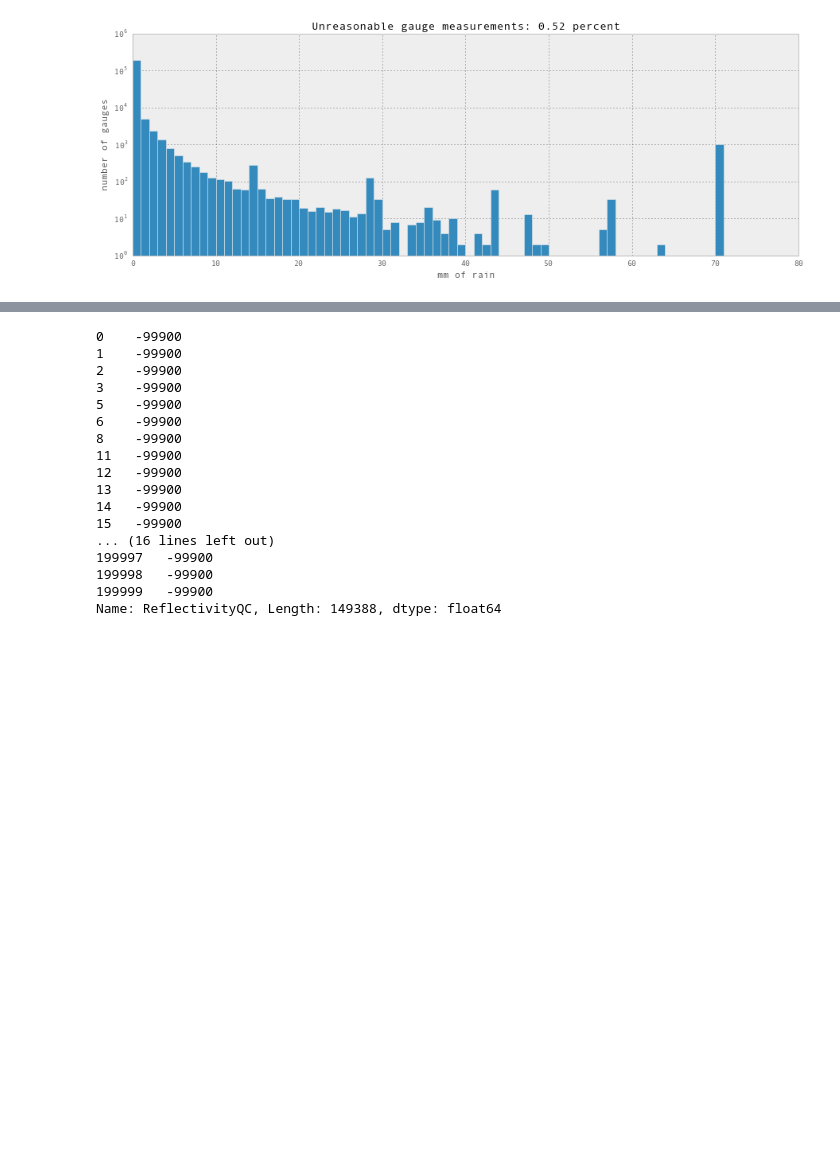
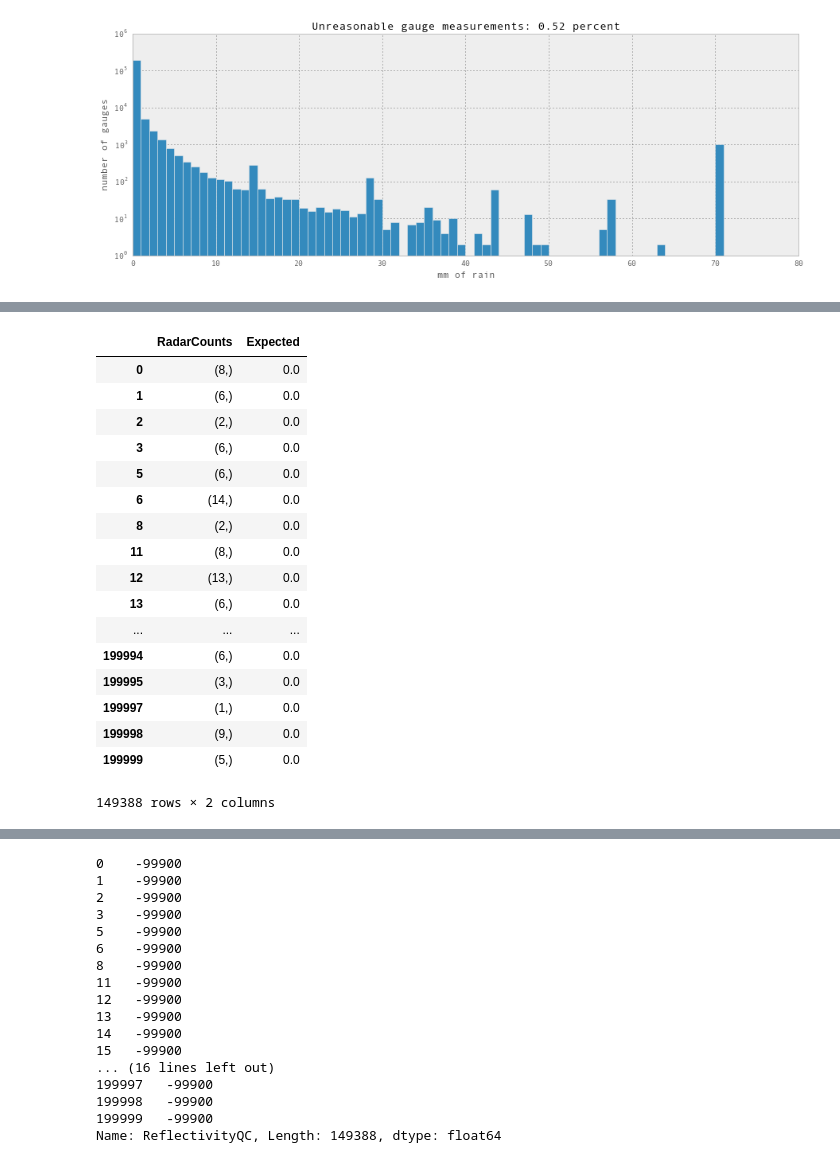
Before and after one commit to jfraj/krad, a Jupyter notebook: notebook/Make It Rain.ipynb, the cells around one changed output, grey strips where cells are left out. Saved outputs shown, nothing was run; the diff lists cells and outputs as text; code cells hidden in the pictures; blank space fills up the shorter version.

```diff
--- a/notebook/Make It Rain.ipynb
+++ b/notebook/Make It Rain.ipynb
@@ -60,8 +60,8 @@ pd.set_option('display.max_columns', 60)
 
 plt.rcParams['figure.figsize'] = (15, 5)
 # %%
-#filename = '../../../Data/train_2013.csv'
-filename = "/Users/francoiseprovencher/data/kaggle/rain/train_2013.csv"
+filename = '../../Data/train_2013.csv'
+#filename = "/Users/francoiseprovencher/data/kaggle/rain/train_2013.csv"
 # visualize the data, for a first taste of what's in there
 data = pd.read_csv(filename, nrows=10)
 data
@@ -125,7 +143,7 @@ df['RadarCounts'] = df['TimeToEnd'].apply(clean.getRadarLength)
 
 # Get the single radar data
 def identify_single_radar(radar_tuple):
-    if radar_tuple[1] == 0:
+    if len(radar_tuple) == 1:
         return True
     else:
         return False
@@ -140,7 +158,9 @@ df_single_radar = df.loc[single_radar]
 rain    = df_single_radar['Expected'].apply(lambda n: n > 0 )
 no_rain = df_single_radar['Expected'].apply(lambda n: n == 0 )
 
-df_single_radar['Avg_Reflectivity'] = df_single_radar[['RadarCounts','Reflectivity']].apply(clean.separate_listInColumn,axis=1).apply(lambda tup: N.average(tup[0]))
+df_single_radar['Avg_Reflectivity'] = df_single_radar[['RadarCounts','Reflectivity']].apply(clean.separate_listInColumn,axis=1)
+                                                                        #.apply(lambda tup: N.average(tup[0]))
+"""
 rain_avg_reflectivity = df_single_radar[rain]['Avg_Reflectivity'].get_values()
 no_rain_avg_reflectivity = df_single_radar[no_rain]['Avg_Reflectivity'].get_values()
 
@@ -150,4 +170,5 @@ plt.xlabel('Average Reflectivity')
 plt.ylabel('Probability density')
 plt.title('Distribution of average reflectivity, depending on whether it rained or not')
 plt.legend(loc=0)
+"""
 # %% [output]
@@ -176,0 +176,23 @@ df_single_radar
+# %%
+x = df_single_radar[['RadarCounts','Expected']]
+x.iloc[0,0]
+x
+# %% [output]
+|  | RadarCounts | Expected |
+| 0 | (8,) | 0.0 |
+| 1 | (6,) | 0.0 |
+| 2 | (2,) | 0.0 |
+| 3 | (6,) | 0.0 |
+| 5 | (6,) | 0.0 |
+| 6 | (14,) | 0.0 |
+| 8 | (2,) | 0.0 |
+| 11 | (8,) | 0.0 |
+| 12 | (13,) | 0.0 |
+| 13 | (6,) | 0.0 |
+| ... | ... | ... |
+| 199994 | (6,) | 0.0 |
+| 199995 | (3,) | 0.0 |
+| 199997 | (1,) | 0.0 |
+| 199998 | (9,) | 0.0 |
+| 199999 | (5,) | 0.0 |
+149388 rows × 2 columns
```
Also changed, not shown: parts of 6 cells of this notebook.
